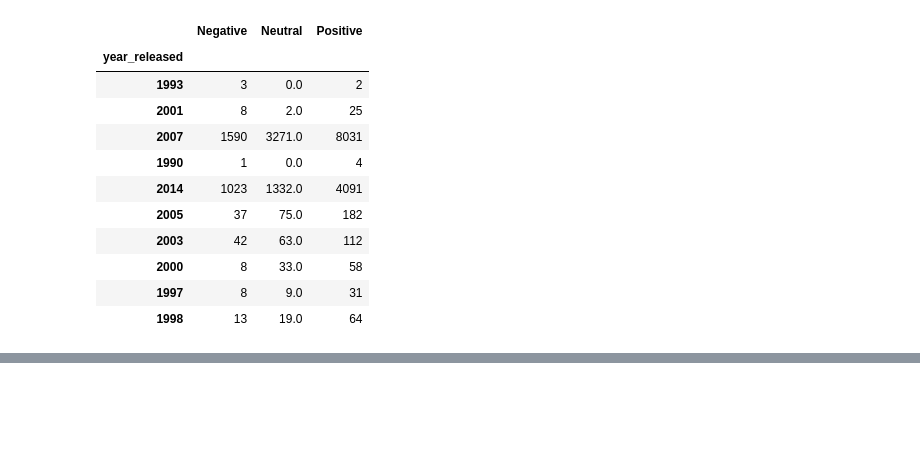
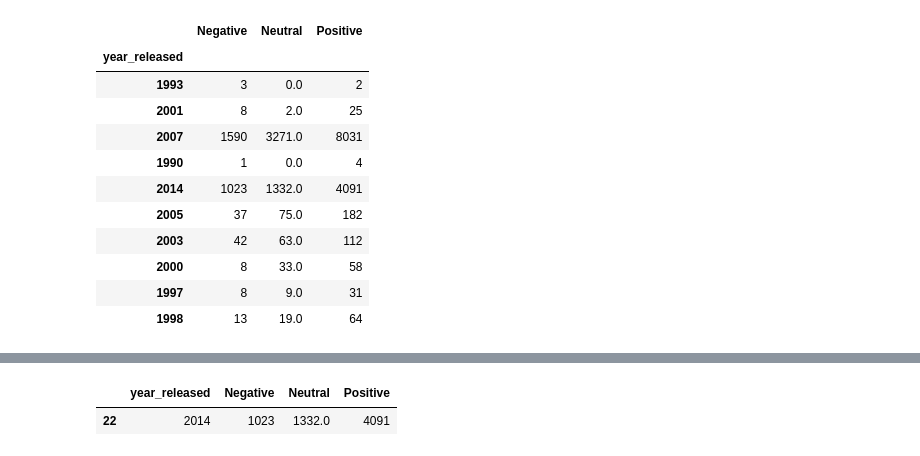
Before and after one commit to kimnegrette3/MLOps-Steam-Recommender-System, a Jupyter notebook: consultas_endpoints.ipynb, the cells around one changed output, grey strips where cells are left out. Cells and saved outputs as stored; diff of their text form; code cells hidden in the pictures; blank space fills up the shorter version.

```diff
--- a/consultas_endpoints.ipynb
+++ b/consultas_endpoints.ipynb
@@ -392,3 +392,6 @@ sentiment_analysis.sample(10)
 | 1998 | 13 | 19.0 | 64 |
 # %%
 sentiment_analysis.to_csv('dataquery/sentiment_analysis.csv')
+# %%
+df = pd.read_csv('dataquery/sentiment_analysis.csv')
+df.info()
@@ -395,7 +410,13 @@ sentiment_analysis.to_csv('dataquery/sentiment_analysis.csv')
 # %%
 def sentiment_analysis(año : str):
     df = pd.read_csv('dataquery/sentiment_analysis.csv')
-    if año in df['year_released']:
+    df['year_released'] = df['year_released'].astype(str)
+    if df['year_released'].str.contains(año).any():
         return df[df['year_released'] == año]
     else:
         return 'Year not found'
+# %%
+sentiment_analysis('2014')
+# %% [output]
+|  | year_released | Negative | Neutral | Positive |
+| 22 | 2014 | 1023 | 1332.0 | 4091 |
```
Also changed, not shown: parts of 1 cell of this notebook.
